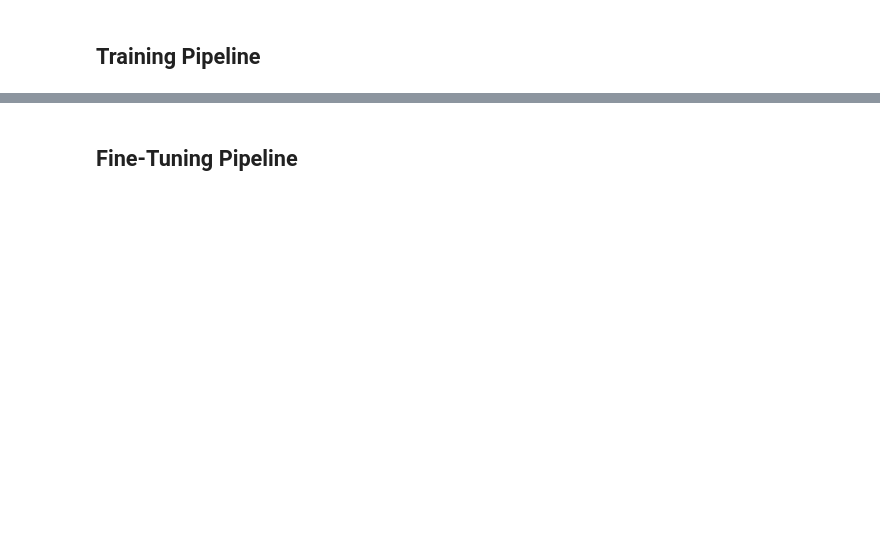
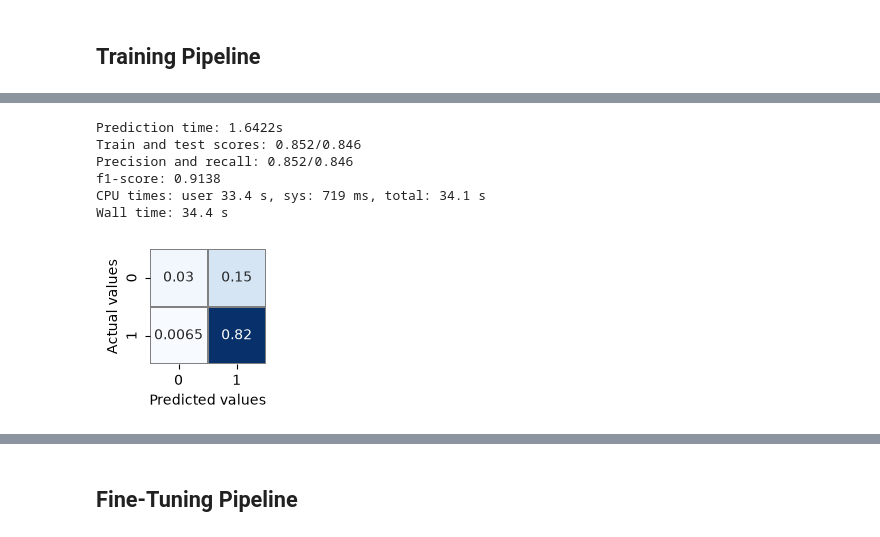
Before and after one commit to FelipeGiro/dsnd-pipelines-project, a Jupyter notebook: starter/starter.ipynb, the cells around one changed output, grey strips where cells are left out. Saved outputs shown, nothing was run; the diff lists cells and outputs as text; code cells hidden in the pictures; blank space fills up the shorter version.

```diff
--- a/starter/starter.ipynb
+++ b/starter/starter.ipynb
@@ -460,0 +527,12 @@ With hyperparameter search, we can keep this pattern while increasing both the s
+# %%
+%%time
+gradientbooster_pipeline.fit(X_train, y_train)
+gradientbooster_summary = analyse_model(gradientbooster_pipeline)
+# %% [output]
+Prediction time: 1.6422s
+Train and test scores: 0.852/0.846
+Precision and recall: 0.852/0.846
+f1-score: 0.9138
+CPU times: user 33.4 s, sys: 719 ms, total: 34.1 s
+Wall time: 34.4 s
+[figure, added]
```
Also changed, not shown: parts of 32 cells of this notebook, 1 other file.
